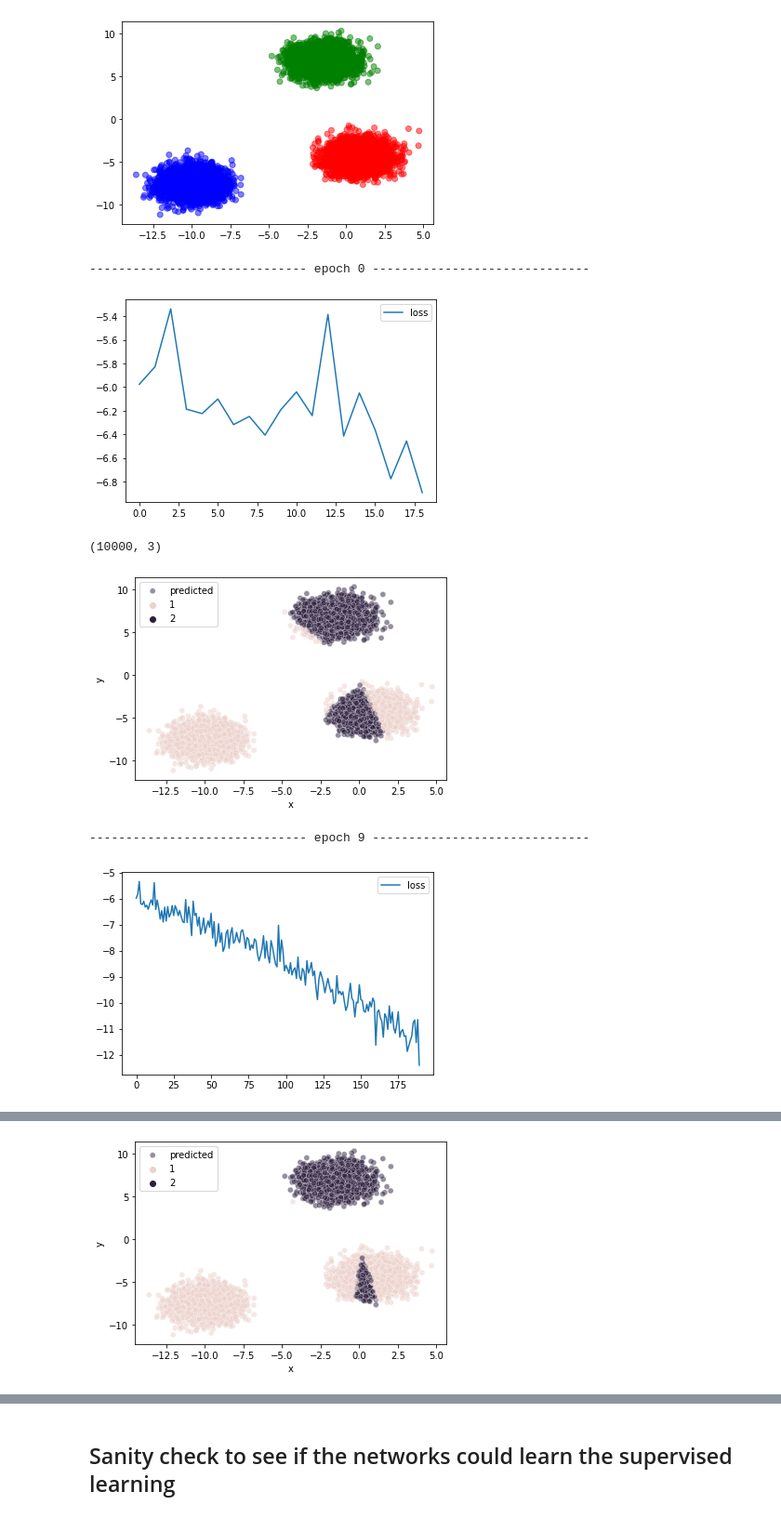
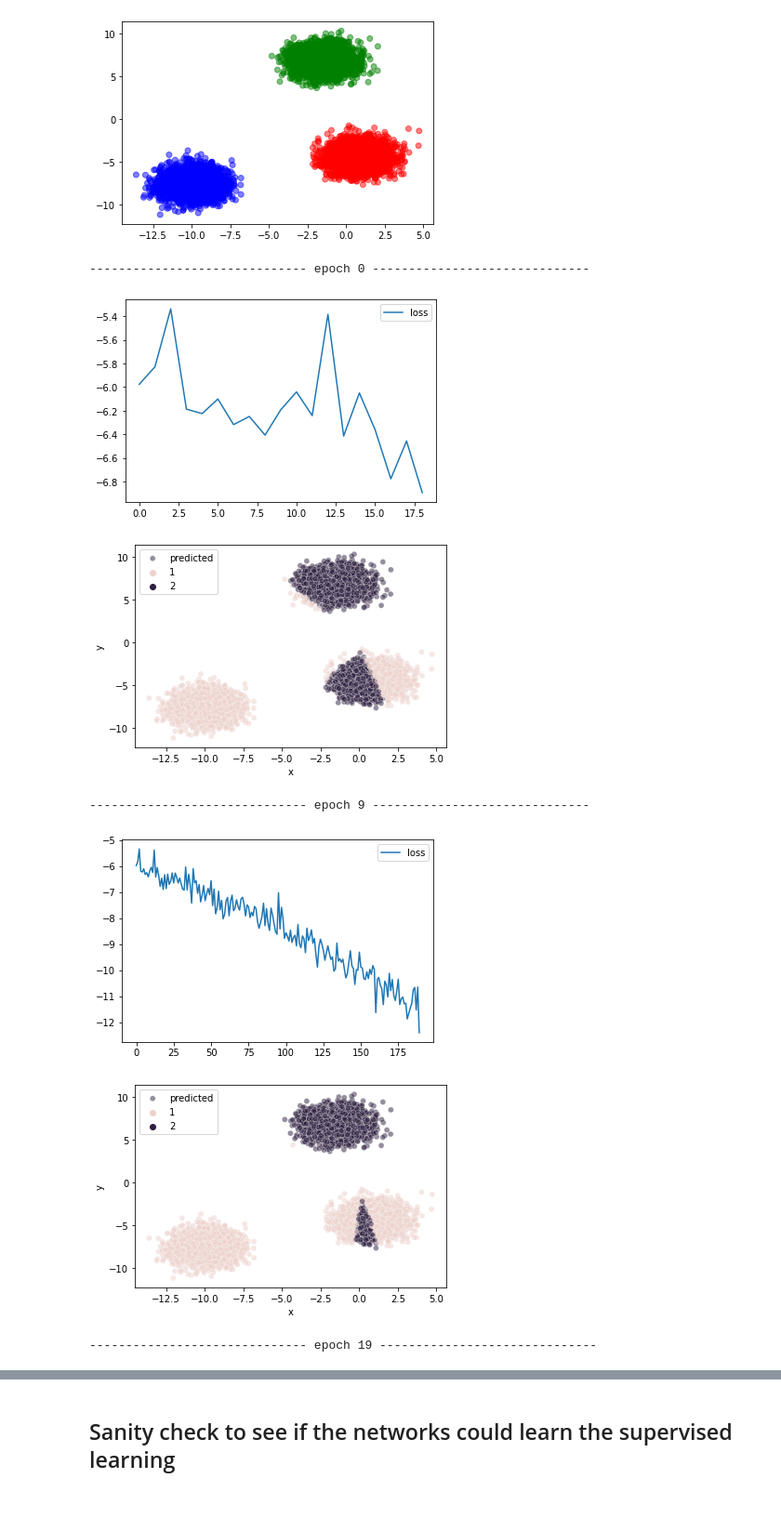
Before and after one commit to abhsri/AdvanceDL_Poject_Group9, a Jupyter notebook: Basic_Implementation_DL_project.ipynb, the cells around one changed output, grey strips where cells are left out. Shown at 93% size. Drawn from its saved outputs; the diff is of its cells as text; code cells hidden in the pictures.

```diff
--- a/Basic_Implementation_DL_project.ipynb
+++ b/Basic_Implementation_DL_project.ipynb
@@ -201,19 +193,20 @@ def convert_to_one_hot(data):
 # out layer 3 neurons, softmaxed
 # %%
 hyper_params = OmegaConf.create({
-    'epochs': 500,
+    'epochs': 200,
     'batch_size': 512,
     'lr': 0.0001,
     'model': {
         'n_layers': 1,
         'hidden_dim': 10,
     },
 })
 run_model(data, hyper_params, test_data=data)
 # %% [output]
 ------------------------------ epoch 0 ------------------------------
 [figure]
+[figure]
-(10000, 3)
+------------------------------ epoch 9 ------------------------------
-[figure]
+[figure]
+[figure]
------------------------------- epoch 9 ------------------------------
+------------------------------ epoch 19 ------------------------------
-[figure]
@@ -221 +215,0 @@ run_model(data, hyper_params, test_data=data)
-[figure]
```
Also changed, not shown: parts of 10 cells of this notebook.
